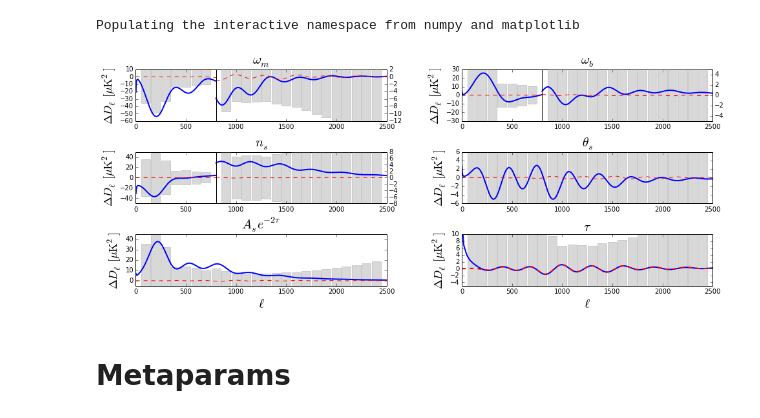
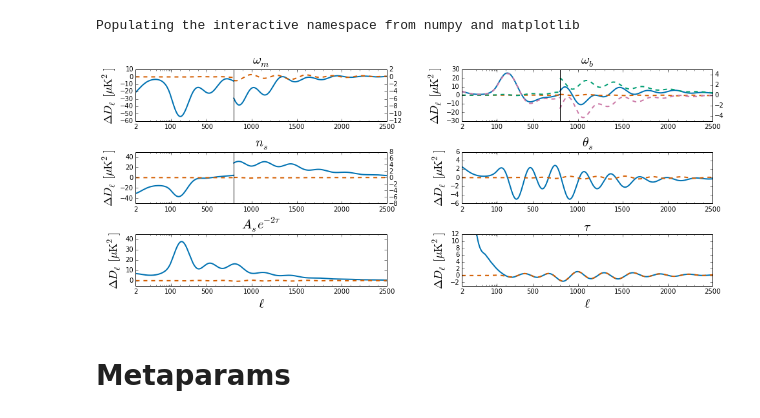
Before and after one commit to marius311/lsplitsims, a Jupyter notebook: metaparams.ipynb, the cells around one changed output. Drawn from its saved outputs; the diff is of its cells as text; code cells hidden in the pictures.

Commit message:
my plotting code more or less up to date

```diff
--- a/metaparams.ipynb
+++ b/metaparams.ipynb
@@ -16,8 +19,8 @@ import struct
 import mspec as M
 import os.path as osp
 # %%
-pico=pypico.load_pico("../remote_data/pico/pico3_tailmonty_v35.dat"))
+pico=pypico.load_pico("dat/pico/pico3_tailmonty_v35.dat")
 # %%
-clmax800lowl = K.chains.load_chain("../remote_data/chains/formetaparams/base_cmbonly_plikHM_TT_lowTEB_lmax800").join()
-clmax2500lowl = K.chains.load_chain("../remote_data/chains/formetaparams/base_cmbonly_plikHM_TT_lowTEB_fullell").join()
+clmax800lowl = K.chains.load_chain("dat/chains/formetaparams/base_cmbonly_plikHM_TT_lowTEB_lmax800").join()
+clmax2500lowl = K.chains.load_chain("dat/chains/formetaparams/base_cmbonly_plikHM_TT_lowTEB_fullell").join()
 # %%
@@ -66,5 +69,7 @@ dCls['omegamh2*'] = dCls['omch2'] #take deriv at constant ombh2
 dp=params0['ombh2']/10000; dCls['ombh2'] = getdCl(('ombh2',dp),('omch2',-dp)) #take deriv at constant ommh2
 dp=0.001; dCls['re_optical_depth'] = getdCl(('re_optical_depth',dp),('scalar_amp(1)',2*dp*params0['scalar_amp(1)'])) #take deriv at constant As*exp(-2tau)
 dCls['clamp*']={k:dCls['scalar_amp(1)'][k]*1e-9 for k in outputs}
+dCls['yp']=getdCl(('helium_fraction',0.000001))
+
 
 for k in dCls: dCls[k]['lensing']=dCls[k]['lensed_TT']-dCls[k]['scalar_TT'] #lensing contribution
@@ -77,3 +85,11 @@ def boxerr(ax,xs,errs,dx=45,color='gray',alpha=0.3,**kwargs):
+# %%
+lmap=vectorize(lambda l, lpiv=100., lstretch=100.: lpiv+lstretch*log(l/lpiv) if l<lpiv else l)
+def doticks(ax):
+    ax.set_xlim(*lmap([1,2500]))
+    ticks=[2,100]+range(500,2501,500)
+    ax.set_xticks(lmap(ticks))
+    ax.set_xticks(lmap(range(10,100,10)+range(100,2500,100)),minor=True)
+    ax.set_xticklabels(ticks)
 # %%
 lmin=2
 lmax=2500
@@ -88,9 +104,9 @@ chainF = clmax2500lowl
 norm=chainF.std('omegamh2*')
 for ax,lrange,ylim in [(axarr[0,0],        (lmin,lsplit+1),(-60,10)),
                        (axarr[0,0].twinx(),(lsplit,lmax+1),(-12,2))]:
-    boxerr(ax,bin(arange(2501))[bin(slice(*lrange))],sqrt(diag(bin(cmbcov)))[bin(slice(*lrange))])
-    ax.plot(arange(*lrange),dCls['omegamh2*']['lensed_TT'][slice(*lrange)]*norm,'b-',lw=2)
-    ax.plot(arange(*lrange),dCls['omegamh2*']['lensing'][slice(*lrange)]*norm,'r--',lw=1)
+#     boxerr(ax,bin(arange(2501))[bin(slice(*lrange))],sqrt(diag(bin(cmbcov)))[bin(slice(*lrange))])
+    ax.plot(lmap(arange(*lrange)),dCls['omegamh2*']['lensed_TT'][slice(*lrange)]*norm,'-',c=c1,lw=2)
+    ax.plot(lmap(arange(*lrange)),dCls['omegamh2*']['lensing'][slice(*lrange)]*norm,'--',c=c2,lw=2)
 #     ax.plot(arange(*lrange),dCl['wmnoL'][slice(*lrange)]*norm,'k-.',lw=2)
     ax.set_ylim(*ylim)
 ax.plot([lsplit]*2,ylim,'k')
@@ -101,16 +117,28 @@ ax.set_title('$\omega_m$',fontsize=20,y=1.04)
 norm=chainF.std('omegabh2')
 for ax,lrange,ylim in [(axarr[0,1],        (lmin,lsplit+1),(-30,30)),
                        (axarr[0,1].twinx(),(lsplit,lmax+1),(-5,5))]:
-    boxerr(ax,bin(arange(2501))[bin(slice(*lrange))],sqrt(diag(bin(cmbcov)))[bin(slice(*lrange))])
-    ax.plot(arange(*lrange),dCls['ombh2']['lensed_TT'][slice(*lrange)]*norm,'b',lw=2)
-    ax.plot(arange(*lrange),dCls['ombh2']['lensing'][slice(*lrange)]*norm,'r--')
+#     boxerr(ax,bin(arange(2501))[bin(slice(*lrange))],sqrt(diag(bin(cmbcov)))[bin(slice(*lrange))])
+    ax.plot(lmap(arange(*lrange)),dCls['ombh2']['lensed_TT'][slice(*lrange)]*norm,c=c1,lw=2)
+    ax.plot(lmap(arange(*lrange)),dCls['ombh2']['lensing'][slice(*lrange)]*norm,'--',c=c2,lw=2)
 
-#     ax.plot(arange(*lrange),dCl['yp'][slice(*lrange)]/dCl['yp'][4100]*dCl['wb'][4100]*norm,'g-.')
+    k='lensed'
+    ax.plot(lmap(arange(*lrange)),(dCls['yp']['%s_TT'%k][slice(*lrange)]
+                                   *dCls['ombh2']['%s_TT'%k][4000]
+                                   /dCls['yp']['%s_TT'%k][4000]*norm),'--',c=c3,lw=2)
+
+    ax.plot(lmap(arange(*lrange)),(dCls['ombh2']['%s_TT'%k][slice(*lrange)]
+                                   -dCls['yp']['%s_TT'%k][slice(*lrange)]
+                                   *dCls['ombh2']['%s_TT'%k][4000]
+                                   /dCls['yp']['%s_TT'%k][4000])*norm,'--',c=clrs[3],lw=2)
+
+
+#     ax.plot(arange(*lrange),dCls['yp'][slice(*lrange)]/dCl['yp'][4100]*dCl['wb'][4100]*norm,'g-.')
 #     dCl['wbnoD']=dCl['wb']-dCl['yp']/dCl['yp'][4100]*dCl['wb'][4100]
 #     ax.plot(arange(*lrange),dCl['wbnoD'][slice(*lrange)]*norm,'g-.',lw=1)
 #     ax.plot(arange(*lrange),dCl['wbL'][slice(*lrange)]*norm,'r--',lw=1)
 #     ax.plot(lmin+arange(lmax-lmin+1),dCl['wbL'][lmin:lmax+1]*0.01*params['wb'],'b-.')
     ax.set_ylim(*ylim)
+
 ax.plot([lsplit]*2,ylim,'k')
 ax.set_title('$\omega_b$',fontsize=20,y=1.04)
 
@@ -119,53 +147,57 @@ ax.set_title('$\omega_b$',fontsize=20,y=1.04)
 norm=chainF.std('ns')
 for ax,lrange,ylim in [(axarr[1,0],        (lmin,lsplit+1),(-50,50)),
                        (axarr[1,0].twinx(),(lsplit,lmax+1),(-8,8))]:
-    boxerr(ax,bin(arange(2501))[bin(slice(*lrange))],sqrt(diag(bin(cmbcov)))[bin(slice(*lrange))])
-    ax.plot(arange(*lrange),dCls['scalar_spectral_index(1)']['lensed_TT'][slice(*lrange)]*norm,'b',lw=2)
-    ax.plot(arange(*lrange),dCls['scalar_spectral_index(1)']['lensing'][slice(*lrange)]*norm,'r--')
+#     boxerr(ax,bin(arange(2501))[bin(slice(*lrange))],sqrt(diag(bin(cmbcov)))[bin(slice(*lrange))])
+    ax.plot(lmap(arange(*lrange)),dCls['scalar_spectral_index(1)']['lensed_TT'][slice(*lrange)]*norm,c=c1,lw=2)
+    ax.plot(lmap(arange(*lrange)),dCls['scalar_spectral_index(1)']['lensing'][slice(*lrange)]*norm,'--',c=c2,lw=2)
     ax.set_ylim(*ylim)
+
 ax.plot([lsplit]*2,ylim,'k')
 ax.set_title('$n_s$',fontsize=20,y=1.04)
 
 
 #theta
 ax=axarr[1,1]
-boxerr(ax,bin(arange(2501)),sqrt(diag(bin(cmbcov))))
-ax.plot(lmin+arange(lmax-lmin+1),dCls['theta']['lensed_TT'][lmin:lmax+1]*chainF.std('theta'),'b',lw=2)
-ax.plot(lmin+arange(lmax-lmin+1),dCls['theta']['lensing'][lmin:lmax+1]*chainF.std('theta'),'r--')
+# boxerr(ax,bin(arange(2501)),sqrt(diag(bin(cmbcov))))
+ax.plot(lmap(lmin+arange(lmax-lmin+1)),dCls['theta']['lensed_TT'][lmin:lmax+1]*chainF.std('theta'),c=c1,lw=2)
+ax.plot(lmap(lmin+arange(lmax-lmin+1)),dCls['theta']['lensing'][lmin:lmax+1]*chainF.std('theta'),'--',c=c2,lw=2)
 
 ax.set_ylim(-6,6)
 ax.set_title(r'$\theta_s$',fontsize=20,y=1.04)
 
 #amp
 ax=axarr[2,0]
-ax.plot(lmin+arange(lmax-lmin+1),dCls['clamp*']['lensed_TT'][lmin:lmax+1]*chainF.std('clamp*'),'b',lw=2)
-ax.plot(lmin+arange(lmax-lmin+1),dCls['clamp*']['lensing'][lmin:lmax+1]*chainF.std('clamp*'),'r--')
-boxerr(ax,bin(arange(2501)),sqrt(diag(bin(cmbcov))))
+ax.plot(lmap(lmin+arange(lmax-lmin+1)),dCls['clamp*']['lensed_TT'][lmin:lmax+1]*chainF.std('clamp*'),c=c1,lw=2)
+ax.plot(lmap(lmin+arange(lmax-lmin+1)),dCls['clamp*']['lensing'][lmin:lmax+1]*chainF.std('clamp*'),'--',c=c2,lw=2)
+# boxerr(ax,bin(arange(2501)),sqrt(diag(bin(cmbcov))))
 ax.set_title(r'$A_se^{-2\tau}$',fontsize=20,y=1.04)
 ax.set_ylim(-5,45)
 
 #tau
 ax=axarr[2,1]
-boxerr(ax,bin(arange(2501)),sqrt(diag(bin(cmbcov))))
-ax.plot(lmin+arange(lmax-lmin+1),dCls['re_optical_depth']['lensed_TT'][lmin:lmax+1]*chainF.std('tau'),'b',lw=2)
-ax.plot(lmin+arange(lmax-lmin+1),dCls['re_optical_depth']['lensing'][lmin:lmax+1]*chainF.std('tau'),'r--',lw=2)
+# boxerr(ax,bin(arange(2501)),sqrt(diag(bin(cmbcov))))
+ax.plot(lmap(lmin+arange(lmax-lmin+1)),dCls['re_optical_depth']['lensed_TT'][lmin:lmax+1]*chainF.std('tau'),c=c1,lw=2)
+ax.plot(lmap(lmin+arange(lmax-lmin+1)),dCls['re_optical_depth']['lensing'][lmin:lmax+1]*chainF.std('tau'),'--',c=c2,lw=2)
 ax.set_title(r'$\tau$',fontsize=20)
-ax.set_ylim(-5,10)
+ax.set_ylim(-3,12)
 
 
 # # axarr[2,1].plot(0.1*(Clfid-ClfidnoL)[:2500],'g-.')
 # # axarr[2,0].plot(0.1*(Clfid-ClfidnoL)[:2500],'g-.')
 
 
 for ax in [axarr[2,0],axarr[2,1]]:
     ax.set_xlabel(r'$\ell$',fontsize=20)
 
 for ax in axarr.ravel():
     ax.set_ylabel(r'${\Delta D_\ell \ [\mu{\rm K}^2]}$',fontsize=18)
+    doticks(ax)
+    ax.set_xlim(lmap((2,2500)))
+
 
 savefig("../paper/plots/dcl.pdf",bbox_inches='tight')
 # %% [output]
-[figure, old version]
+[figure, new version]
 # %% [markdown]
 # Metaparams
 # %%
```
Also changed, not shown: parts of 5 cells of this notebook, 4 other files.
